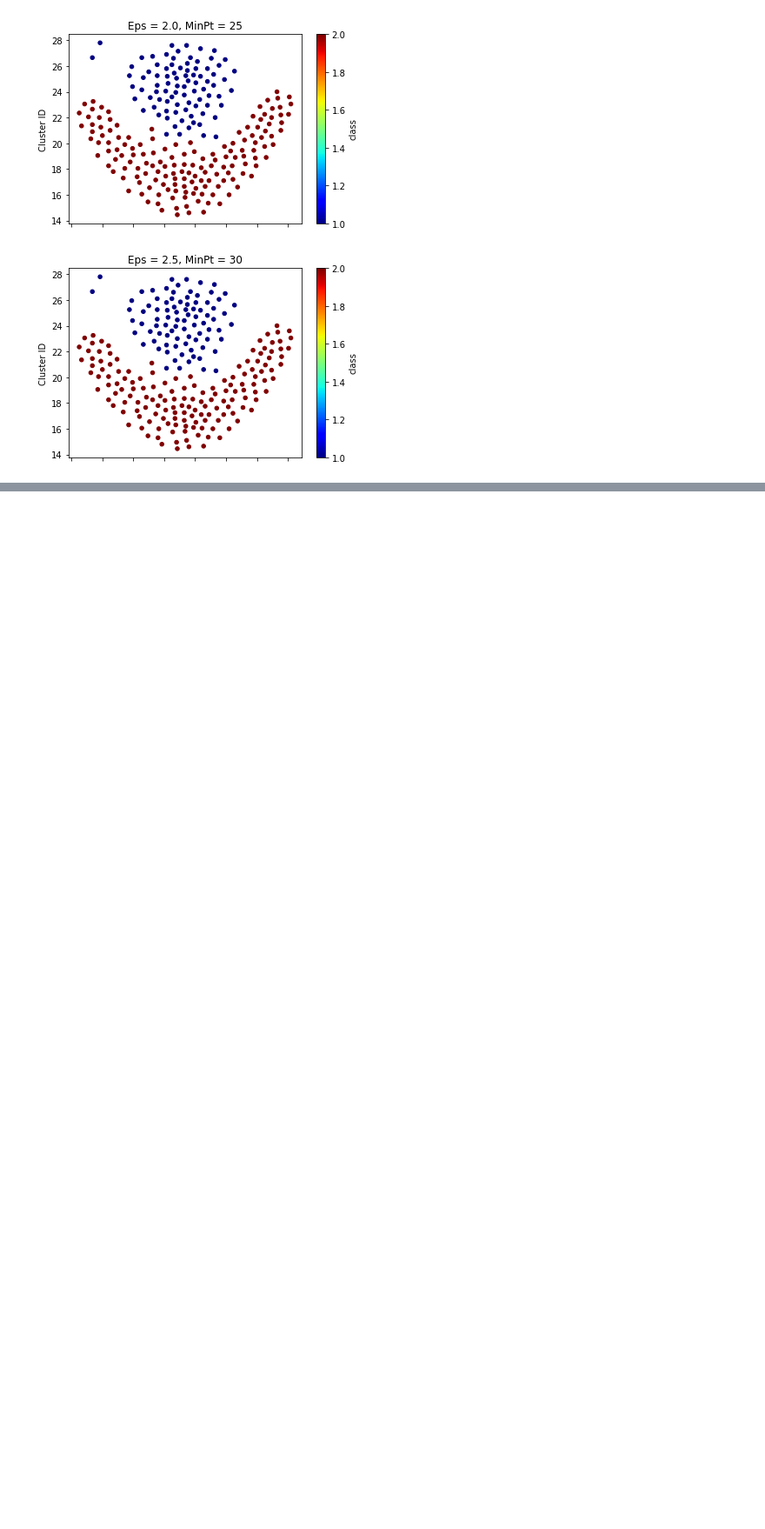
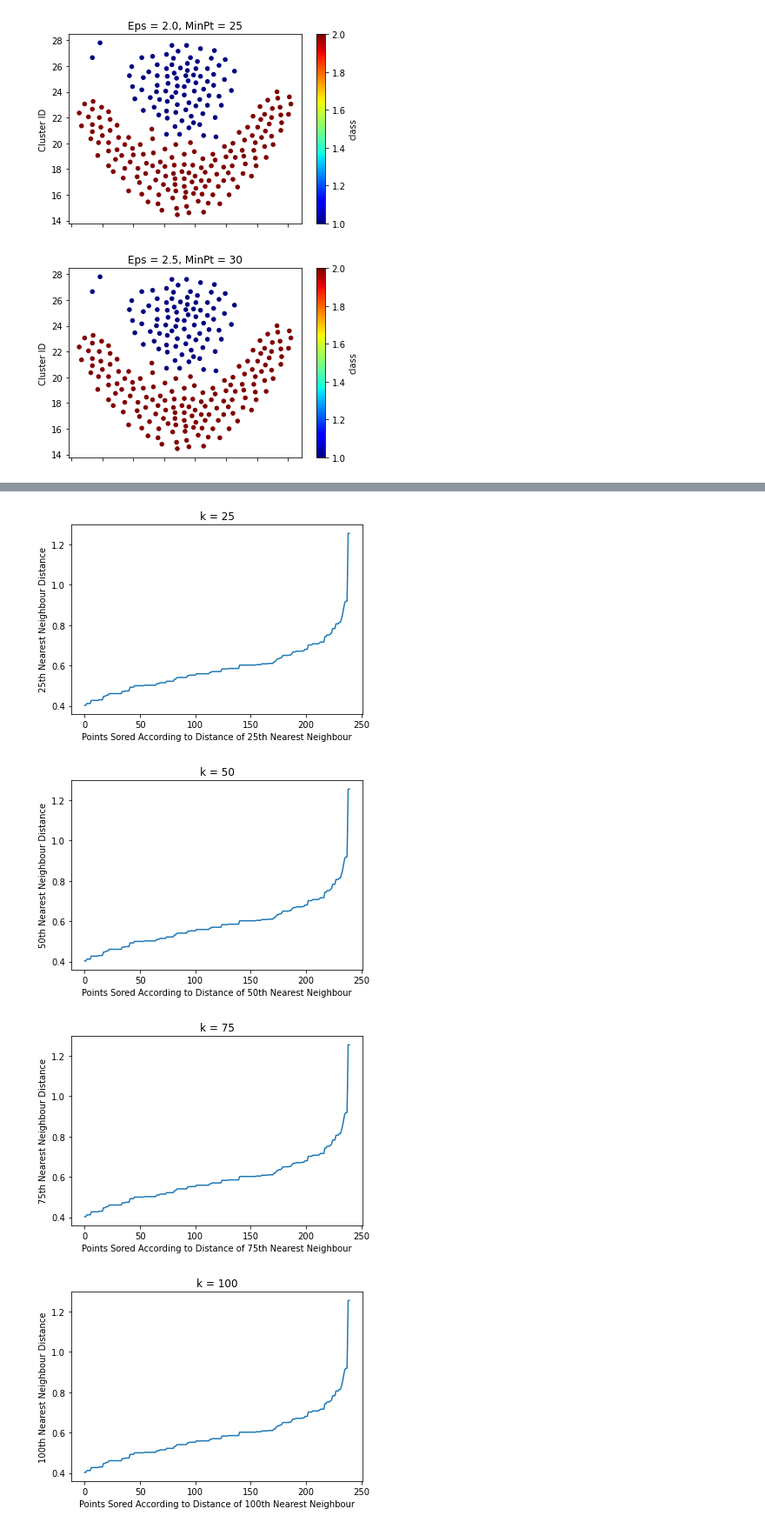
Before and after one commit to PulkitMadan/data_mining_labs, a Jupyter notebook: src/lab8.ipynb, the cells around one changed output, grey strips where cells are left out. Shown: that part at 87% size. Saved outputs shown, nothing was run; the diff lists cells and outputs as text; code cells hidden in the pictures; blank space fills up the shorter version.

```diff
--- a/src/lab8.ipynb
+++ b/src/lab8.ipynb
@@ -160,0 +192,20 @@ for index in range(len(eps)):
+# %%
+k = [25, 50, 75, 100, 125]
+for index in range(len(k)):
+    neigh = NearestNeighbors(n_neighbors=k[index])
+    nbrs = neigh.fit(flame_data_new)
+    distances, indices = nbrs.kneighbors(flame_data_new)
+
+    distances = np.sort(distances, axis=0)
+    distances = distances[:,1]
+
+    plt.plot(distances)
+    plt.title("k = " + str(k[index]))
+    plt.xlabel('Points Sored According to Distance of {}th Nearest Neighbour'.format(k[index]))
+    plt.ylabel('{}th Nearest Neighbour Distance'.format(k[index]))
+    plt.show()
+# %% [output]
+[figure, added]
+[figure, added]
+[figure, added]
+[figure, added]
```
Also changed, not shown: parts of 11 cells of this notebook.
